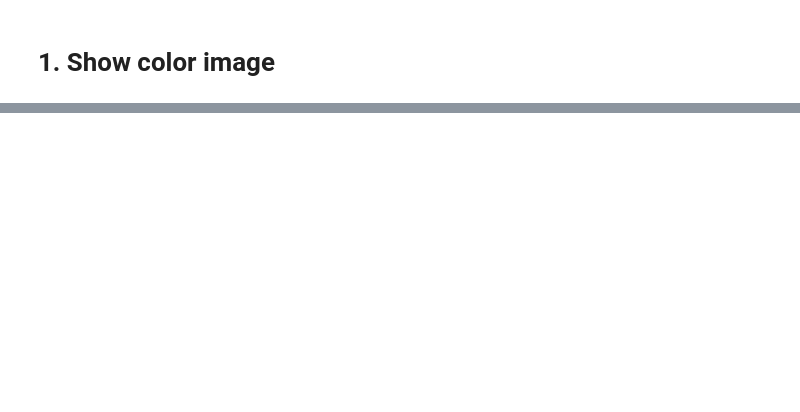
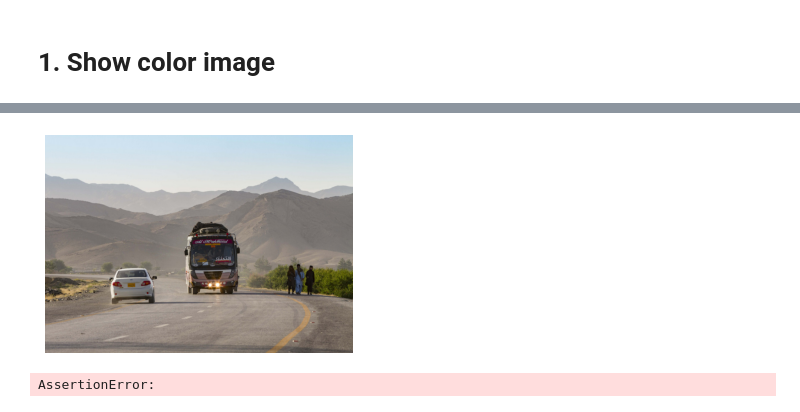
Before and after one commit to ifeelfree/modified_centernet, a Jupyter notebook: CenterNet/my_lib/visualization/image_vis.ipynb, the cells around one changed output, grey strips where cells are left out. Drawn from its saved outputs; the diff is of its cells as text; code cells hidden in the pictures; blank space fills up the shorter version.

```diff
--- a/CenterNet/my_lib/visualization/image_vis.ipynb
+++ b/CenterNet/my_lib/visualization/image_vis.ipynb
@@ -11,0 +12,5 @@ show_color_image(img)
+# %%
+show_single_image(img)
+# %% [output]
+[figure, added]
+AssertionError:
```
Also changed, not shown: parts of 5 cells of this notebook, 49 other files.
